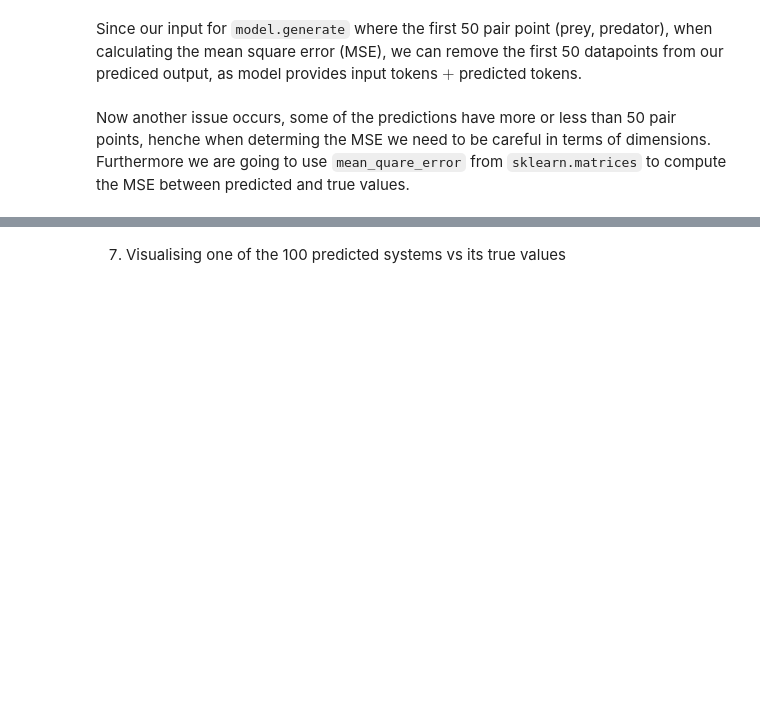
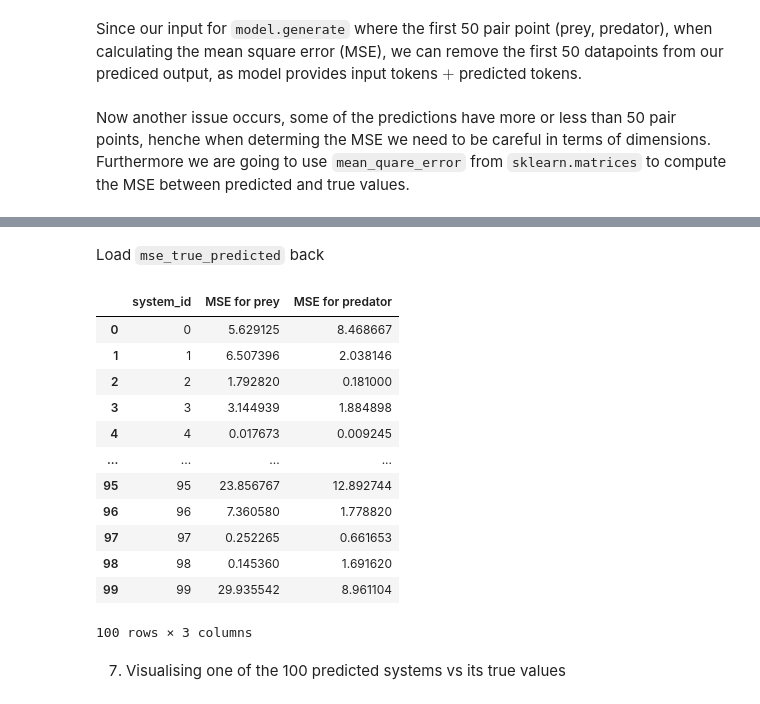
Before and after one commit to MatteoMancini01/M2_Cw, a Jupyter notebook: notebook.ipynb, the cells around one changed output, grey strips where cells are left out. Cells and saved outputs as stored; diff of their text form; code cells hidden in the pictures; blank space fills up the shorter version.

```diff
--- a/notebook.ipynb
+++ b/notebook.ipynb
@@ -634,3 +684,22 @@ df_MSE_values
+# %% [markdown]
+Load `mse_true_predicted` back
+# %%
+mse_true_predicted = pd.read_csv("mse_true_predicted.csv")
+mse_true_predicted
+# %% [output]
+|  | system_id | MSE for prey | MSE for predator |
+| 0 | 0 | 5.629125 | 8.468667 |
+| 1 | 1 | 6.507396 | 2.038146 |
+| 2 | 2 | 1.792820 | 0.181000 |
+| 3 | 3 | 3.144939 | 1.884898 |
+| 4 | 4 | 0.017673 | 0.009245 |
+| ... | ... | ... | ... |
+| 95 | 95 | 23.856767 | 12.892744 |
+| 96 | 96 | 7.360580 | 1.778820 |
+| 97 | 97 | 0.252265 | 0.661653 |
+| 98 | 98 | 0.145360 | 1.691620 |
+| 99 | 99 | 29.935542 | 8.961104 |
+100 rows × 3 columns
 # %% [markdown]
 7. Visualising one of the 100 predicted systems vs its true values
 # %%
```
Also changed, not shown: parts of 16 cells of this notebook, 2 other files.
